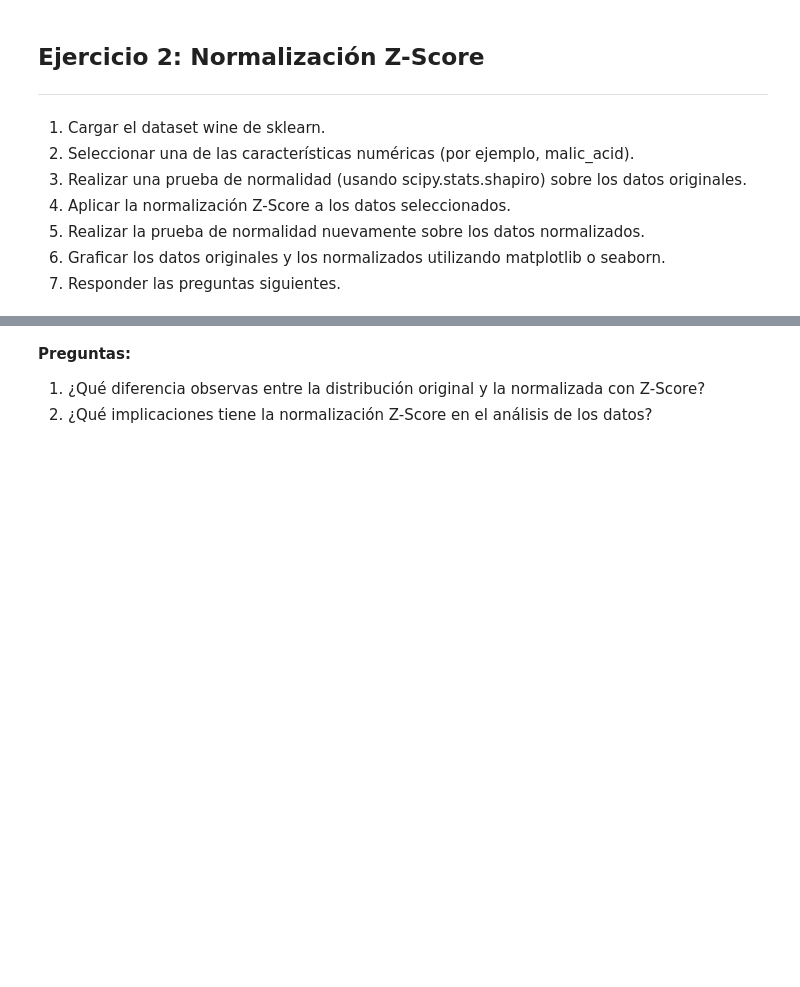
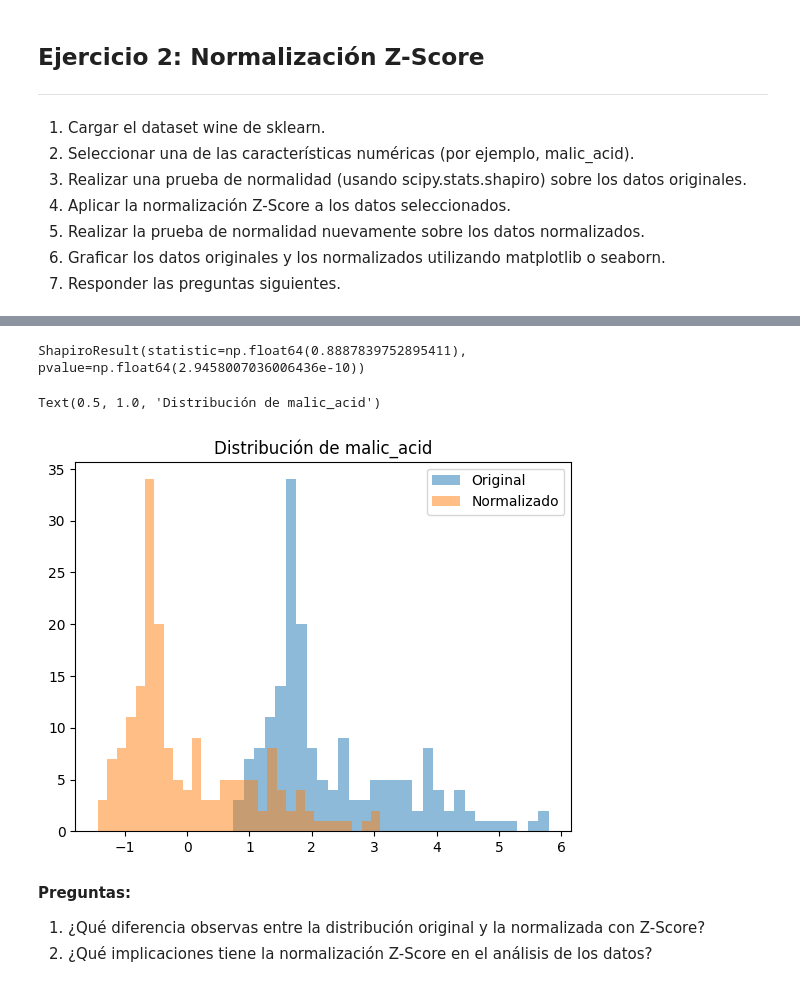
Before and after one commit to bidallei/MIAAD-UACJ, a Jupyter notebook: Practica22_NormalizacionTransformacion_263150.ipynb, the cells around one changed output, grey strips where cells are left out. Cells and saved outputs as stored; diff of their text form; code cells hidden in the pictures; blank space fills up the shorter version.

```diff
--- a/Practica22_NormalizacionTransformacion_263150.ipynb
+++ b/Practica22_NormalizacionTransformacion_263150.ipynb
@@ -89,3 +88,10 @@ plt.show
 5. Realizar la prueba de normalidad nuevamente sobre los datos normalizados.
 6. Graficar los datos originales y los normalizados utilizando matplotlib o seaborn.
 7. Responder las preguntas siguientes.
+# %%
+# 1. Cargar el dataset wine de sklearn.
+# 2. Seleccionar una de las características numéricas (por ejemplo, malic_acid).
+# 3. Realizar una prueba de normalidad (usando scipy.stats.shapiro) sobre los datos originales.
+malic_acid = df['malic_acid']
+prueba_normalidad = shapiro(malic_acid)
+print(prueba_normalidad)
@@ -91,0 +100,4 @@ plt.show
+# %%
+# 4. Aplicar la normalización Z-Score a los datos seleccionados.
+normalization = (malic_acid - malic_acid.mean()) / malic_acid.std()
+print(normalization[:10])
@@ -92,3 +116,19 @@ plt.show
+# %%
+# 5. Realizar la prueba de normalidad nuevamente sobre los datos normalizados.
+prueba_normalidad_scaled = shapiro(normalization)
+print(prueba_normalidad_scaled)
+# %% [output]
+ShapiroResult(statistic=np.float64(0.8887839752895411), pvalue=np.float64(2.9458007036006436e-10))
+# %%
+# 6. Graficar los datos originales y los normalizados utilizando matplotlib o seaborn.
+import seaborn as sns
+plt.hist(malic_acid, bins=30, alpha=0.5, label='Original')
+plt.hist(normalization, bins=30, alpha=0.5, label='Normalizado')
+plt.legend(loc='upper right')
+plt.title('Distribución de malic_acid')
+# %% [output]
+Text(0.5, 1.0, 'Distribución de malic_acid')
+[figure, added]
 # %% [markdown]
 **Preguntas:**
 1. ¿Qué diferencia observas entre la distribución original y la normalizada con Z-Score?
```
Also changed, not shown: parts of 7 cells of this notebook.
